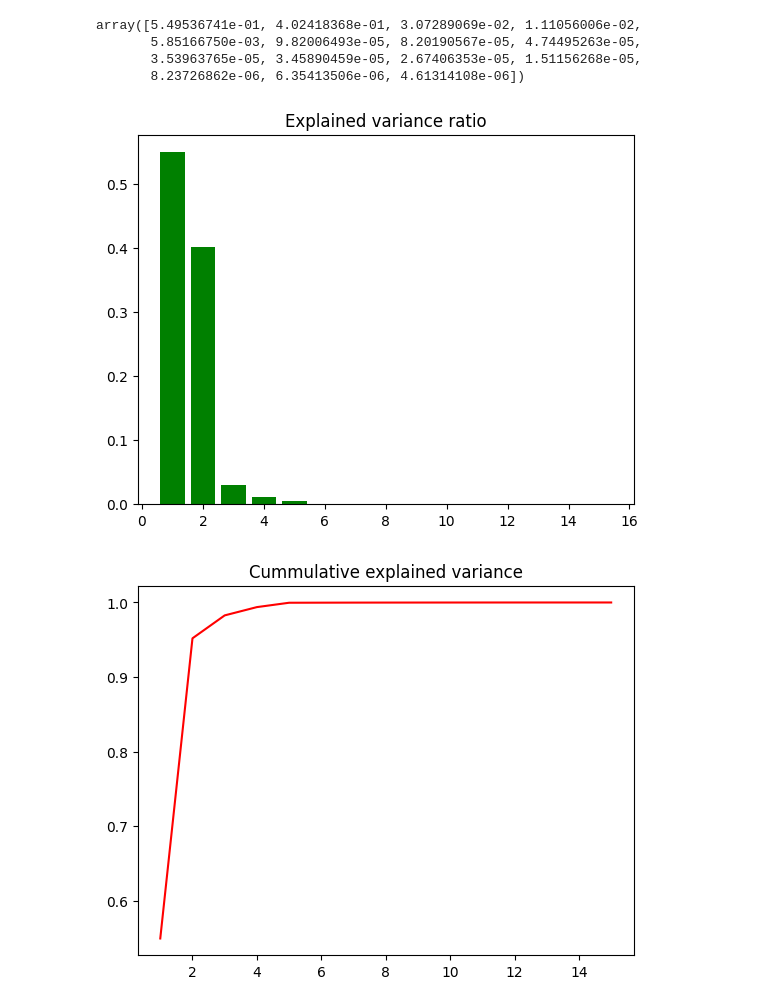
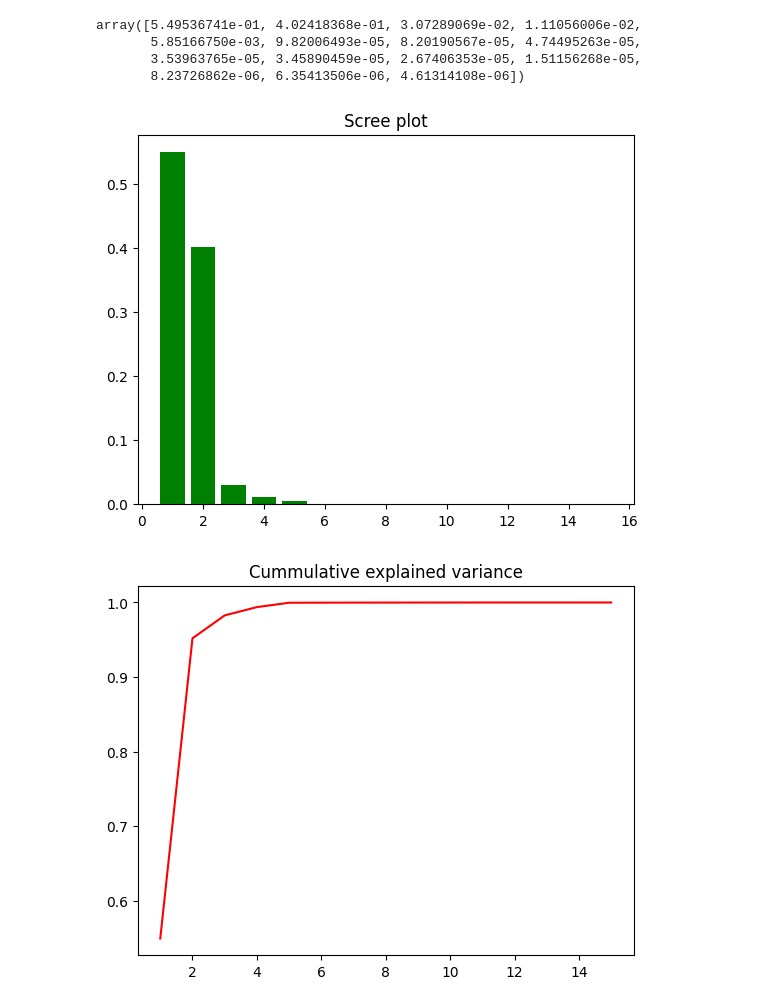
Before and after one commit to Manuela-AYO/DAProject2022, a Jupyter notebook: spotifyAnalysis.ipynb, the cells around one changed output. Drawn from its saved outputs; the diff is of its cells as text; code cells hidden in the pictures.

```diff
--- a/spotifyAnalysis.ipynb
+++ b/spotifyAnalysis.ipynb
@@ -259,15 +262,15 @@ array([5.49536741e-01, 4.02418368e-01, 3.07289069e-02, 1.11056006e-02,
 # %%
 # explained variance ratio
 
 # get the number of singular values which is equal to the number of components
 nb_sing_values = len(pca.singular_values_)
 
 # plot a bar chart of the explained variance
-plt.title("Explained variance ratio")
+plt.title("Scree plot")
 plt.bar(x = range(1, nb_sing_values+1), height=pca.explained_variance_ratio_, color="g")
 plt.show()
 # %% [output]
-[figure, old version]
+[figure, new version]
 # %%
 # let us take a look to the cumulative explained variance
 plt.title("Cummulative explained variance")
```
Also changed, not shown: parts of 61 cells of this notebook.
